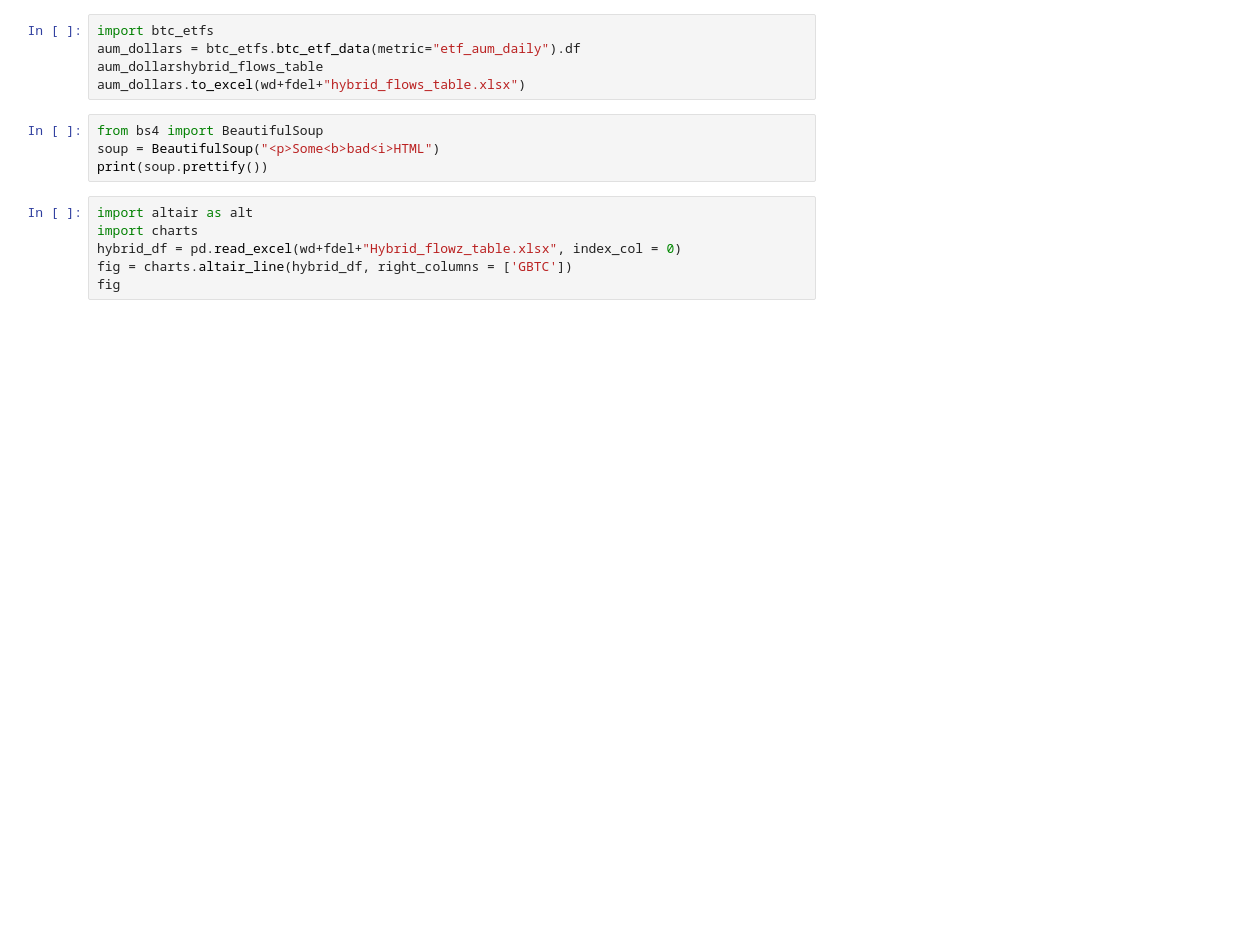
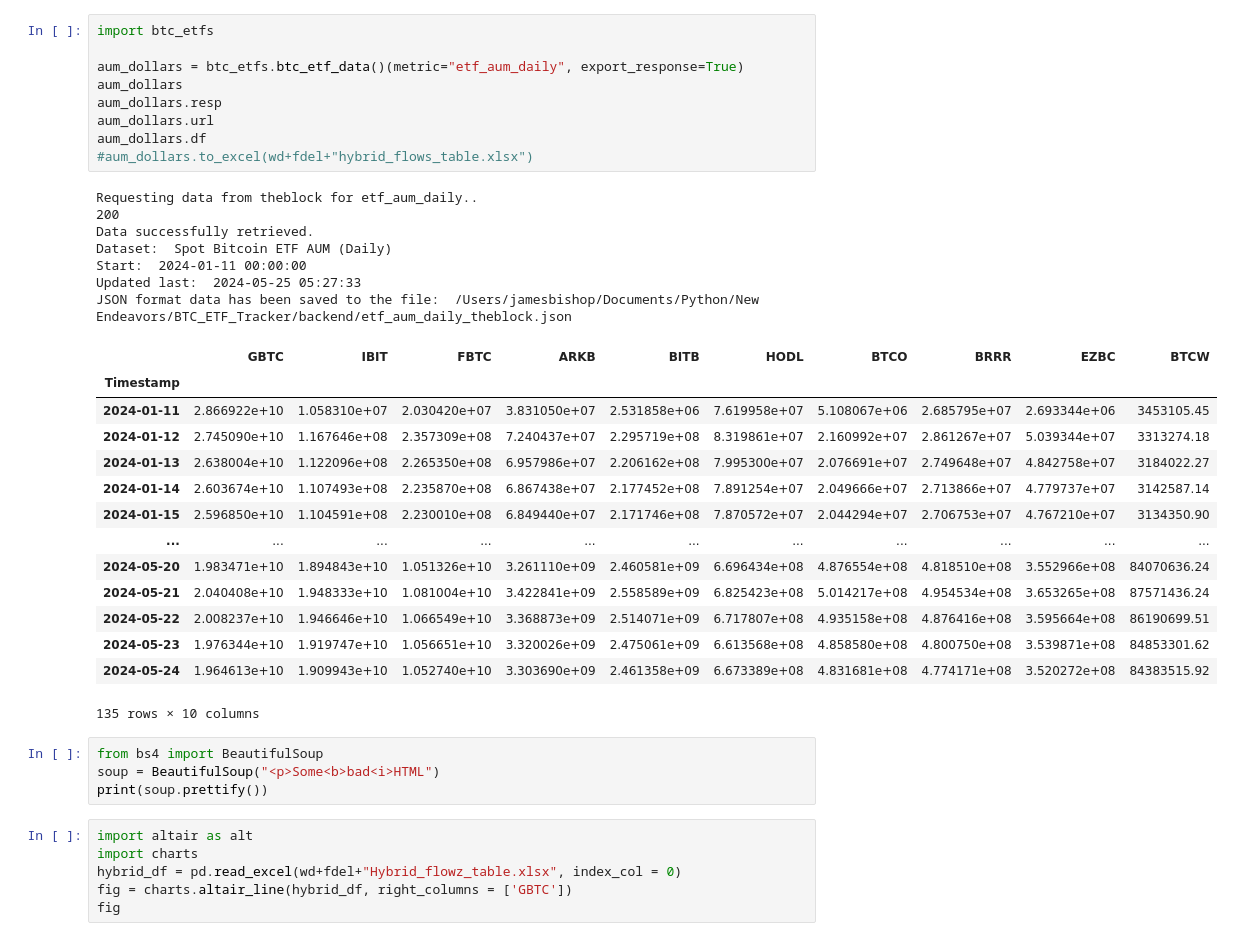
Before and after one commit to HelloThereMatey/BTC_ETF_Tracker, a Jupyter notebook: backend/etf_floz.ipynb, the cells around one changed output. Drawn from its saved outputs; the diff is of its cells as text; blank space fills up the shorter version.

Commit message:
Fixed etf aum metric namechange by the block, aum page shouldnow work. Also added data caching....

```diff
--- a/backend/etf_floz.ipynb
+++ b/backend/etf_floz.ipynb
@@ -58,9 +62,35 @@ chart
 [interactive output not drawn]
 # %%
 import btc_etfs
-aum_dollars = btc_etfs.btc_etf_data(metric="etf_aum_daily").df
-aum_dollarshybrid_flows_table
-aum_dollars.to_excel(wd+fdel+"hybrid_flows_table.xlsx")
+
+aum_dollars = btc_etfs.btc_etf_data()(metric="etf_aum_daily", export_response=True)
+aum_dollars
+aum_dollars.resp
+aum_dollars.url
+aum_dollars.df
+#aum_dollars.to_excel(wd+fdel+"hybrid_flows_table.xlsx")
+# %% [output]
+Requesting data from theblock for etf_aum_daily..
+200
+Data successfully retrieved.
+Dataset:  Spot Bitcoin ETF AUM (Daily)
+Start:  2024-01-11 00:00:00
+Updated last:  2024-05-25 05:27:33
+JSON format data has been saved to the file:  /Users/jamesbishop/Documents/Python/New Endeavors/BTC_ETF_Tracker/backend/etf_aum_daily_theblock.json
+|  | GBTC | IBIT | FBTC | ARKB | BITB | HODL | BTCO | BRRR | EZBC | BTCW |
+| Timestamp |  |  |  |  |  |  |  |  |  |  |
+| 2024-01-11 | 2.866922e+10 | 1.058310e+07 | 2.030420e+07 | 3.831050e+07 | 2.531858e+06 | 7.619958e+07 | 5.108067e+06 | 2.685795e+07 | 2.693344e+06 | 3453105.45 |
+| 2024-01-12 | 2.745090e+10 | 1.167646e+08 | 2.357309e+08 | 7.240437e+07 | 2.295719e+08 | 8.319861e+07 | 2.160992e+07 | 2.861267e+07 | 5.039344e+07 | 3313274.18 |
+| 2024-01-13 | 2.638004e+10 | 1.122096e+08 | 2.265350e+08 | 6.957986e+07 | 2.206162e+08 | 7.995300e+07 | 2.076691e+07 | 2.749648e+07 | 4.842758e+07 | 3184022.27 |
+| 2024-01-14 | 2.603674e+10 | 1.107493e+08 | 2.235870e+08 | 6.867438e+07 | 2.177452e+08 | 7.891254e+07 | 2.049666e+07 | 2.713866e+07 | 4.779737e+07 | 3142587.14 |
+| 2024-01-15 | 2.596850e+10 | 1.104591e+08 | 2.230010e+08 | 6.849440e+07 | 2.171746e+08 | 7.870572e+07 | 2.044294e+07 | 2.706753e+07 | 4.767210e+07 | 3134350.90 |
+| ... | ... | ... | ... | ... | ... | ... | ... | ... | ... | ... |
+| 2024-05-20 | 1.983471e+10 | 1.894843e+10 | 1.051326e+10 | 3.261110e+09 | 2.460581e+09 | 6.696434e+08 | 4.876554e+08 | 4.818510e+08 | 3.552966e+08 | 84070636.24 |
+| 2024-05-21 | 2.040408e+10 | 1.948333e+10 | 1.081004e+10 | 3.422841e+09 | 2.558589e+09 | 6.825423e+08 | 5.014217e+08 | 4.954534e+08 | 3.653265e+08 | 87571436.24 |
+| 2024-05-22 | 2.008237e+10 | 1.946646e+10 | 1.066549e+10 | 3.368873e+09 | 2.514071e+09 | 6.717807e+08 | 4.935158e+08 | 4.876416e+08 | 3.595664e+08 | 86190699.51 |
+| 2024-05-23 | 1.976344e+10 | 1.919747e+10 | 1.056651e+10 | 3.320026e+09 | 2.475061e+09 | 6.613568e+08 | 4.858580e+08 | 4.800750e+08 | 3.539871e+08 | 84853301.62 |
+| 2024-05-24 | 1.964613e+10 | 1.909943e+10 | 1.052740e+10 | 3.303690e+09 | 2.461358e+09 | 6.673389e+08 | 4.831681e+08 | 4.774171e+08 | 3.520272e+08 | 84383515.92 |
+135 rows × 10 columns
 # %%
 from bs4 import BeautifulSoup
 soup = BeautifulSoup("<p>Some<b>bad<i>HTML")
```
Also changed, not shown: parts of 2 cells of this notebook, 6 other files.
